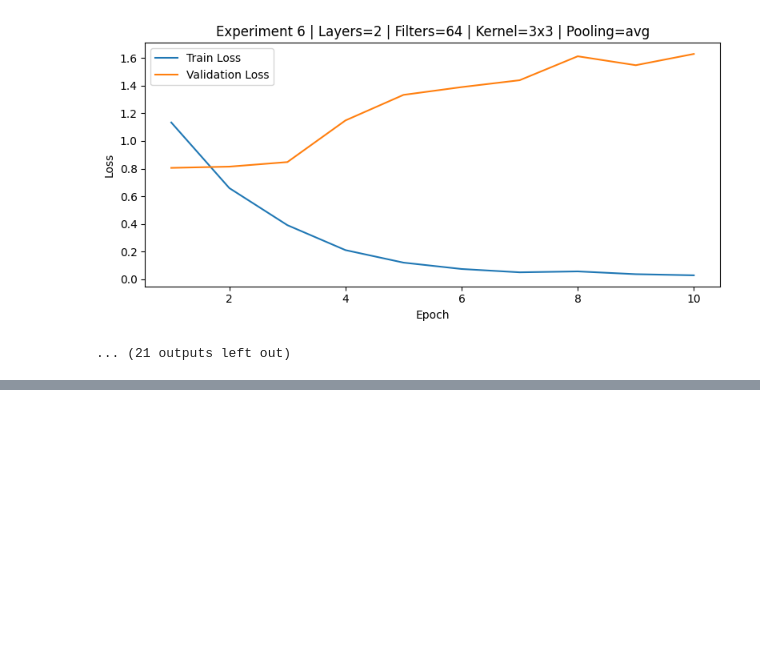
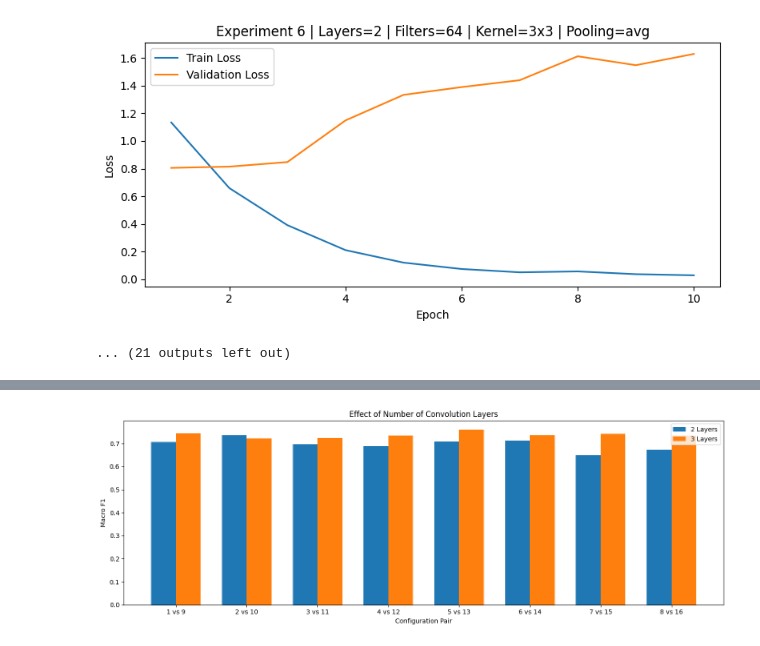
Before and after one commit to Rusmn/ML-Tubes-2_RecursiveLearnaholic, a Jupyter notebook: notebooks/0X_cnn_visualization.ipynb, the cells around one changed output, grey strips where cells are left out. Saved outputs shown, nothing was run; the diff lists cells and outputs as text; code cells hidden in the pictures; blank space fills up the shorter version.

Commit message:
feat: more cnn experiment visualization

```diff
--- a/notebooks/0X_cnn_visualization.ipynb
+++ b/notebooks/0X_cnn_visualization.ipynb
@@ -142,3 +142,7 @@ print(f"\n[SUCCESS] Visualizations saved to:\n{SAVE_DIR}")
 [figure]
 [figure]
 ... (21 outputs left out)
+# %%
+CSV_PATH = ROOT_DIR / "reports" / "tables" / "cnn_records.csv"
+cnn_df = pd.read_csv(CSV_PATH)
+display(cnn_df.head())
@@ -144,0 +251,23 @@ print(f"\n[SUCCESS] Visualizations saved to:\n{SAVE_DIR}")
+# %%
+layer_index_pairs = [
+    (1, 9),
+    (2, 10),
+    (3, 11),
+    (4, 12),
+    (5, 13),
+    (6, 14),
+    (7, 15),
+    (8, 16),
+]
+
+layer_pairs = build_pairs(layer_index_pairs)
+
+plot_pairwise_comparison(
+    pairs=layer_pairs,
+    title="Effect of Number of Convolution Layers",
+    left_label="2 Layers",
+    right_label="3 Layers",
+    filename="cnn_effect_num_layers.png"
+)
+# %% [output]
+[figure, added]
```
Also changed, not shown: parts of 5 cells of this notebook, 4 other files.
